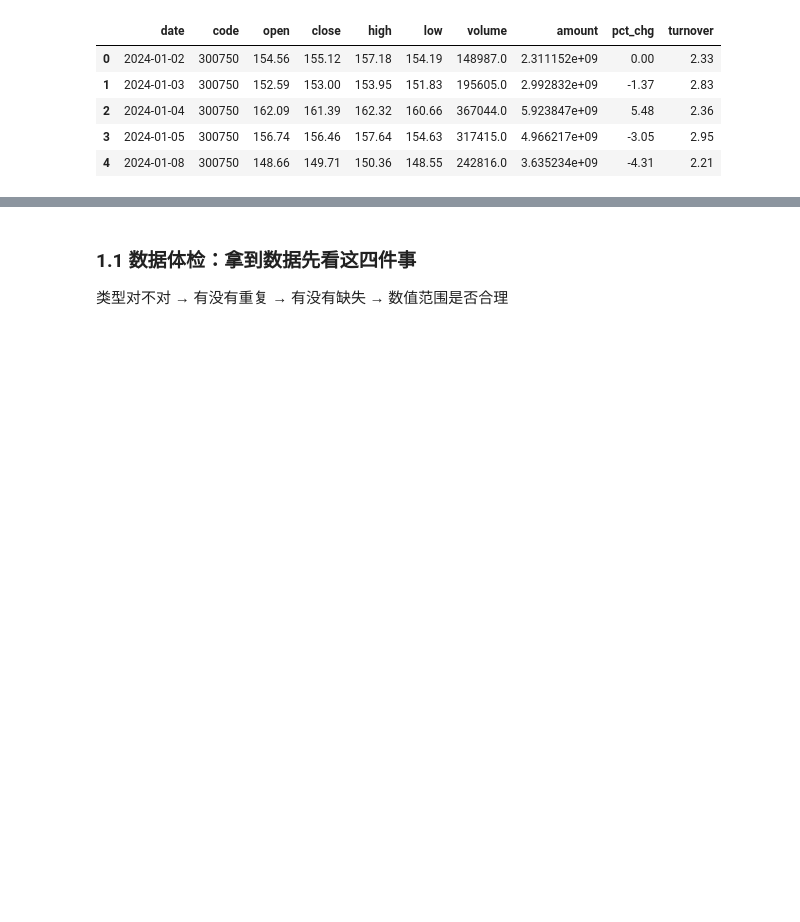
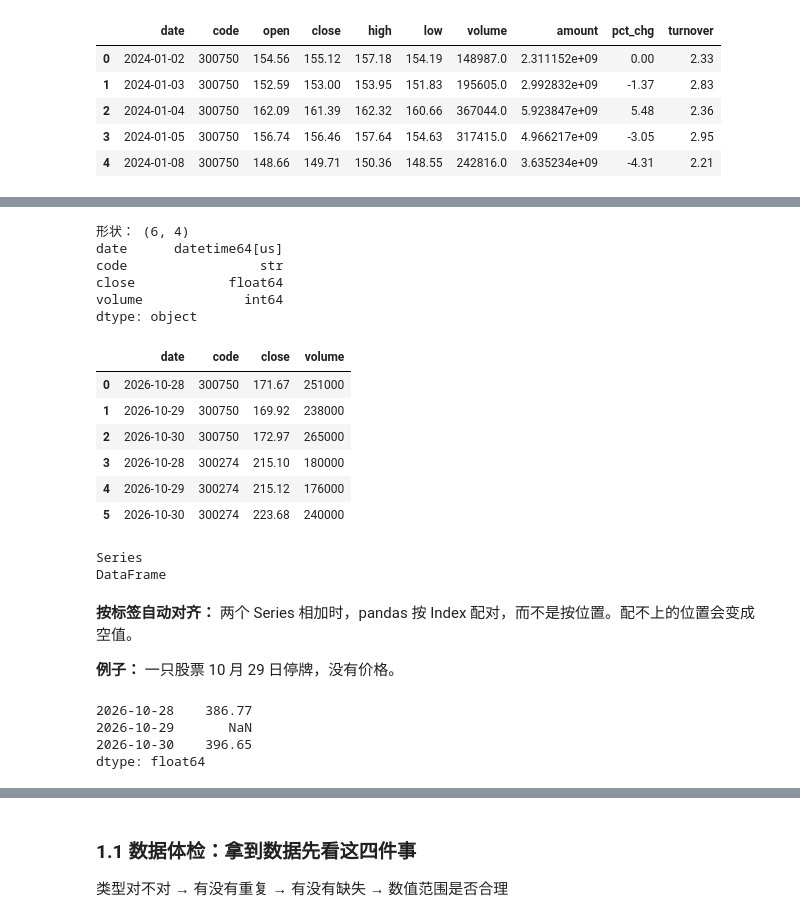
Before and after one commit to wangningran/dataanalysis, a Jupyter notebook: python_data_analysis_a_share.ipynb, the cells around one changed output, grey strips where cells are left out. Saved outputs shown, nothing was run; the diff lists cells and outputs as text; code cells hidden in the pictures; blank space fills up the shorter version.

```diff
--- a/python_data_analysis_a_share.ipynb
+++ b/python_data_analysis_a_share.ipynb
@@ -122,0 +186,44 @@ akshare 取数失败：ProxyError
+# %%
+toy = pd.DataFrame({
+    "date":   pd.to_datetime(["2026-10-28", "2026-10-29", "2026-10-30"] * 2),
+    "code":   ["300750"] * 3 + ["300274"] * 3,
+    "close":  [171.67, 169.92, 172.97, 215.10, 215.12, 223.68],
+    "volume": [251000, 238000, 265000, 180000, 176000, 240000],
+})
+print("形状：", toy.shape)
+print(toy.dtypes, "\n")
+toy
+# %% [output]
+形状： (6, 4)
+date      datetime64[us]
+code                 str
+close            float64
+volume             int64
+dtype: object
+|  | date | code | close | volume |
+| 0 | 2026-10-28 | 300750 | 171.67 | 251000 |
+| 1 | 2026-10-29 | 300750 | 169.92 | 238000 |
+| 2 | 2026-10-30 | 300750 | 172.97 | 265000 |
+| 3 | 2026-10-28 | 300274 | 215.10 | 180000 |
+| 4 | 2026-10-29 | 300274 | 215.12 | 176000 |
+| 5 | 2026-10-30 | 300274 | 223.68 | 240000 |
+# %%
+# 一个很常见的混淆：单括号取出来是 Series，双括号取出来是 DataFrame
+print(type(toy["close"]).__name__)      # Series
+print(type(toy[["close"]]).__name__)    # DataFrame
+# %% [output]
+Series
+DataFrame
+# %% [markdown]
+**按标签自动对齐：** 两个 Series 相加时，pandas 按 Index 配对，而不是按位置。配不上的位置会变成空值。
+
+**例子：** 一只股票 10 月 29 日停牌，没有价格。
+# %%
+a = pd.Series([171.67, 169.92, 172.97], index=pd.to_datetime(["2026-10-28", "2026-10-29", "2026-10-30"]))
+b = pd.Series([215.10, 223.68],         index=pd.to_datetime(["2026-10-28", "2026-10-30"]))   # 29 日停牌
+a + b      # 29 日配不上 → NaN。后面 1.3 节讲怎么处理这种情况
+# %% [output]
+2026-10-28    386.77
+2026-10-29       NaN
+2026-10-30    396.65
+dtype: float64
```
Also changed, not shown: parts of 38 cells of this notebook, 1 other file.
